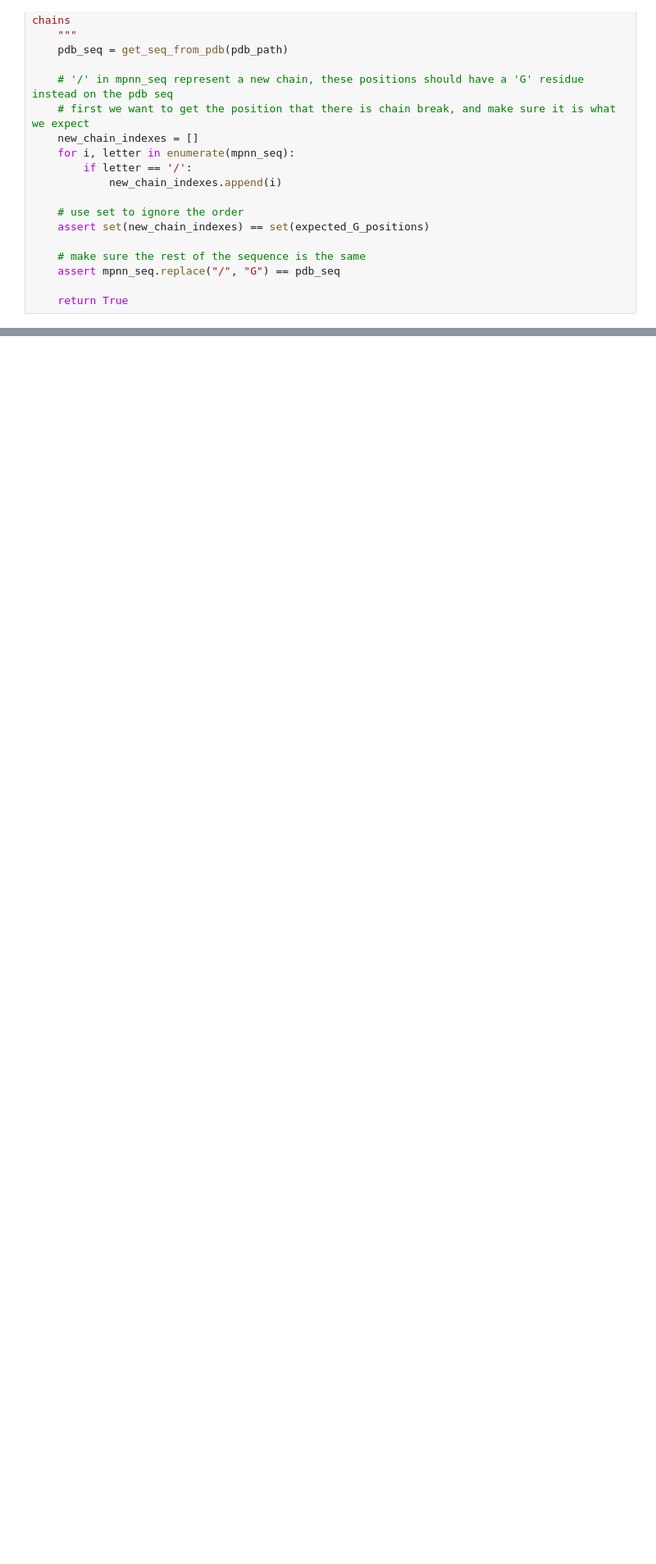
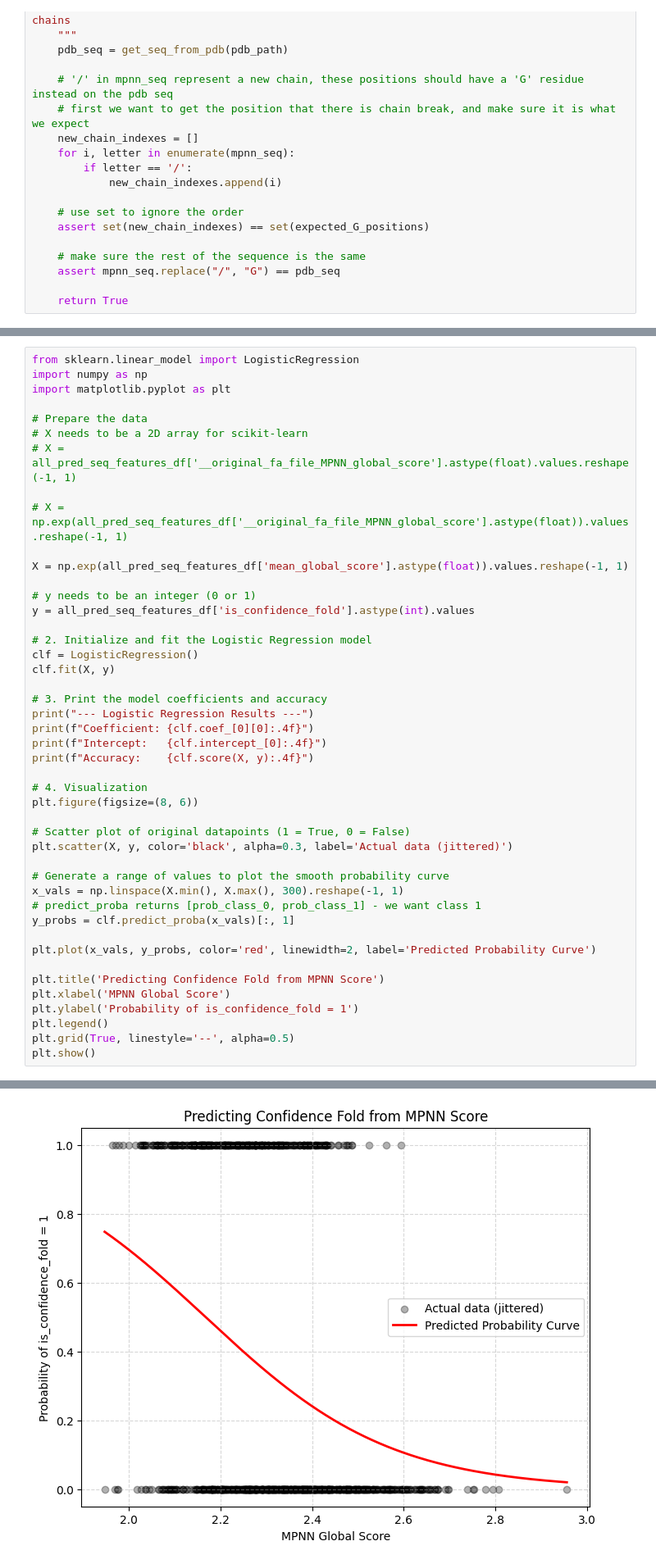
Before and after one commit to ElonGawi/master_thesis_mpnn_distrution_tests, a Jupyter notebook: bence files/esm_folded_files.ipynb, the cells around one changed output, grey strips where cells are left out. Shown at 82% size. Drawn from its saved outputs; the diff is of its cells as text; blank space fills up the shorter version.

```diff
--- a/bence files/esm_folded_files.ipynb
+++ b/bence files/esm_folded_files.ipynb
@@ -397,0 +530,46 @@ Good Models Found: 590
+# %%
+from sklearn.linear_model import LogisticRegression
+import numpy as np
+import matplotlib.pyplot as plt
+
+# Prepare the data
+# X needs to be a 2D array for scikit-learn
+# X = all_pred_seq_features_df['__original_fa_file_MPNN_global_score'].astype(float).values.reshape(-1, 1)
+
+# X = np.exp(all_pred_seq_features_df['__original_fa_file_MPNN_global_score'].astype(float)).values.reshape(-1, 1)
+
+X = np.exp(all_pred_seq_features_df['mean_global_score'].astype(float)).values.reshape(-1, 1)
+
+# y needs to be an integer (0 or 1)
+y = all_pred_seq_features_df['is_confidence_fold'].astype(int).values
+
+# 2. Initialize and fit the Logistic Regression model
+clf = LogisticRegression()
+clf.fit(X, y)
+
+# 3. Print the model coefficients and accuracy
+print("--- Logistic Regression Results ---")
+print(f"Coefficient: {clf.coef_[0][0]:.4f}")
+print(f"Intercept:   {clf.intercept_[0]:.4f}")
+print(f"Accuracy:    {clf.score(X, y):.4f}")
+
+# 4. Visualization
+plt.figure(figsize=(8, 6))
+
+# Scatter plot of original datapoints (1 = True, 0 = False)
+plt.scatter(X, y, color='black', alpha=0.3, label='Actual data (jittered)')
+
+# Generate a range of values to plot the smooth probability curve
+x_vals = np.linspace(X.min(), X.max(), 300).reshape(-1, 1)
+# predict_proba returns [prob_class_0, prob_class_1] - we want class 1
+y_probs = clf.predict_proba(x_vals)[:, 1]
+
+plt.plot(x_vals, y_probs, color='red', linewidth=2, label='Predicted Probability Curve')
+
+plt.title('Predicting Confidence Fold from MPNN Score')
+plt.xlabel('MPNN Global Score')
+plt.ylabel('Probability of is_confidence_fold = 1')
+plt.legend()
+plt.grid(True, linestyle='--', alpha=0.5)
+plt.show()
+# %% [output]
@@ -397,0 +580 @@ Good Models Found: 590
+[figure, added]
```
Also changed, not shown: parts of 30 cells of this notebook, 2 other files.
